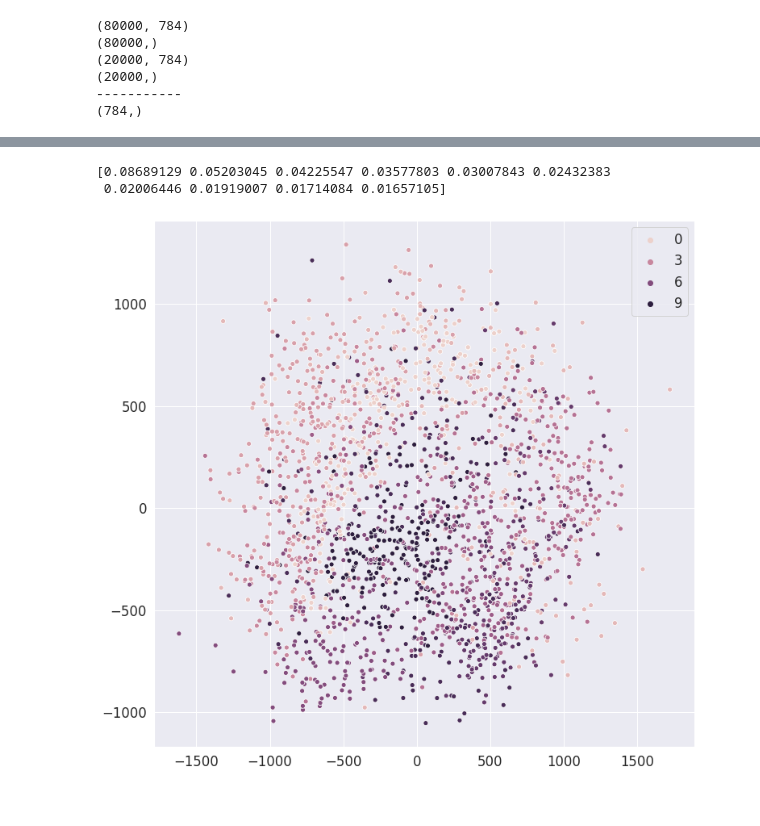
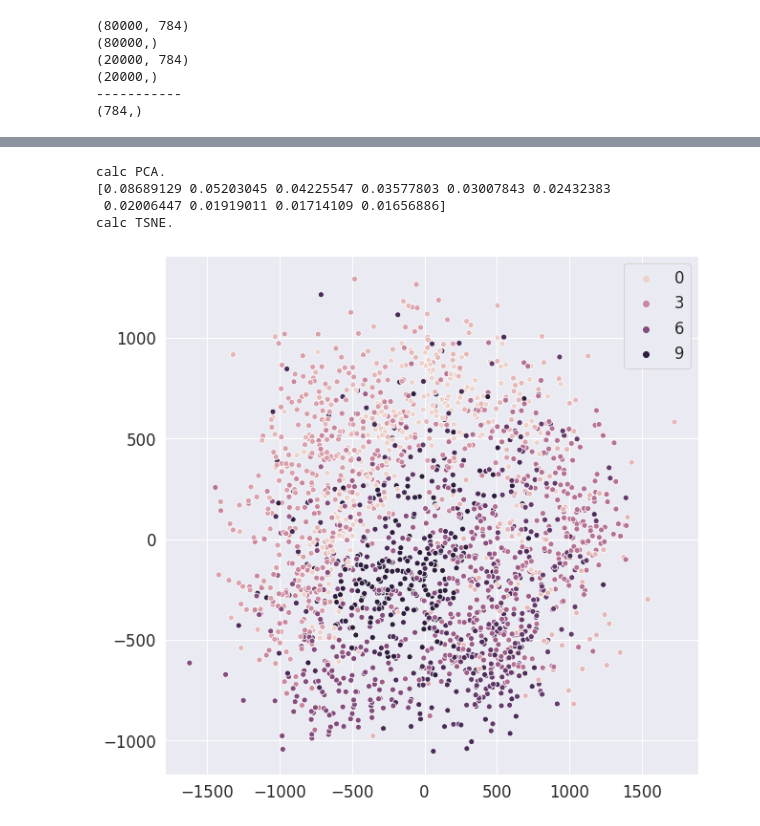
Before and after one commit to bombaybrew/colab_experiments, a Jupyter notebook: quickdraw_gpu.ipynb, the cells around one changed output, grey strips where cells are left out. Saved outputs shown, nothing was run; the diff lists cells and outputs as text; code cells hidden in the pictures.

Commit message:
TSNE + PCA visuals

```diff
--- a/quickdraw_gpu.ipynb
+++ b/quickdraw_gpu.ipynb
@@ -191,30 +191,38 @@ sun
 # %%
 from sklearn.decomposition import PCA
 from sklearn.manifold import TSNE
 import seaborn as sns
 sns.set_style('darkgrid')
 sns.set_palette('muted')
-sns.set_context("notebook", font_scale=1.5, rc={"lines.linewidth": 2.5})
-# We choose a color palette with seaborn.
 palette = np.array(sns.color_palette("hls", 10))
 
 def plot_PCA(X, y):
+  print('calc PCA.')
   pca = PCA(n_components=10)
   pca_result = pca.fit_transform(X)
   print(pca.explained_variance_ratio_)
 
-  plt.figure(figsize=(12,12))
+  plt.figure(figsize=(10,10))
   ax = sns.scatterplot(pca_result[:,0], pca_result[:,1], hue=y)
 
   return pca_result
+
+def plot_TSNE(X, y):
+  print('calc TSNE.')
+  tsne_projections = TSNE().fit_transform(X)
+  plt.figure(figsize=(10,10))
+  ax = sns.scatterplot(tsne_projections[:,0], tsne_projections[:,1], hue=y)
 
 sample_size = 2000
 
 X = np.reshape(x_train, (x_train.shape[0], 28 * 28))[0:sample_size]
 y = y_train[0:sample_size]
 
 pca_result = plot_PCA(X, y)
+plot_TSNE(X,y)
 # %% [output]
+calc PCA.
 [0.08689129 0.05203045 0.04225547 0.03577803 0.03007843 0.02432383
- 0.02006446 0.01919007 0.01714084 0.01657105]
+ 0.02006447 0.01919011 0.01714109 0.01656886]
+calc TSNE.
-[figure, old version]
+[figure, new version]
```
Also changed, not shown: parts of 2 cells of this notebook.
